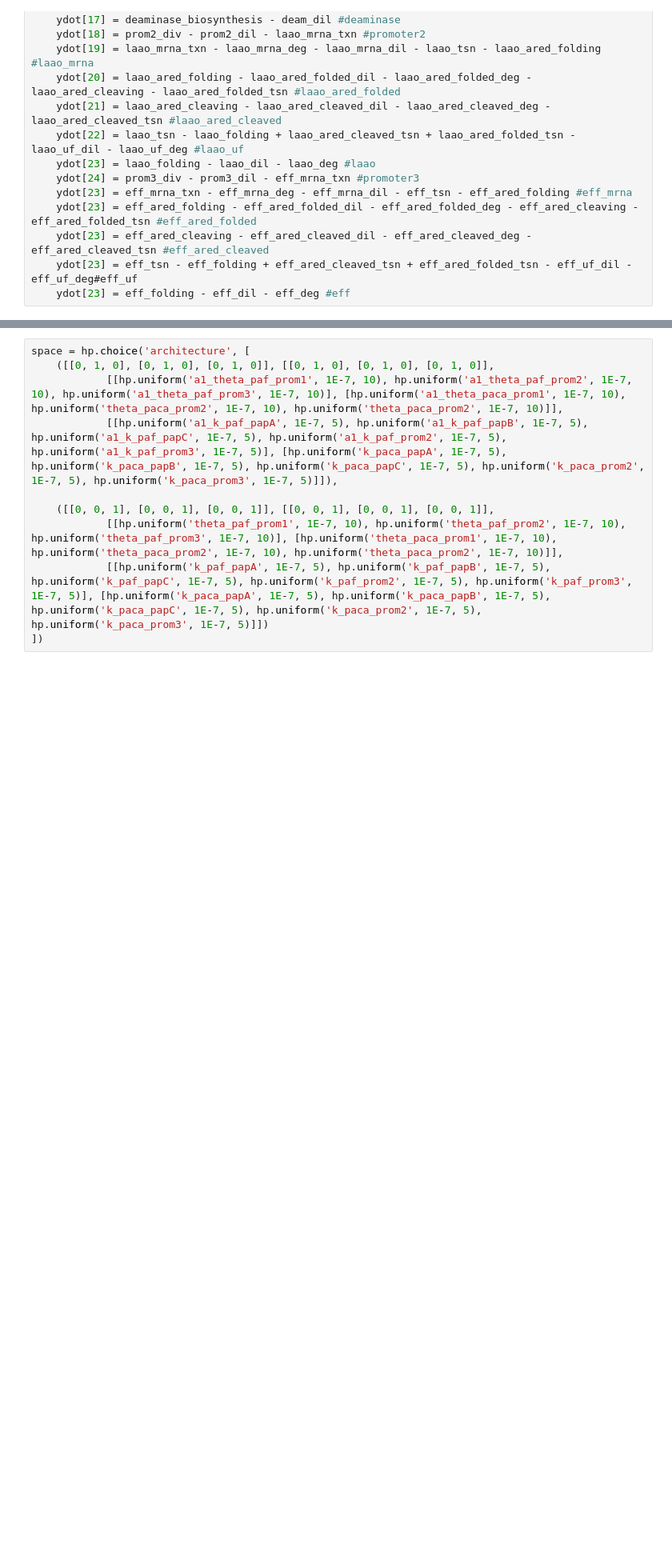
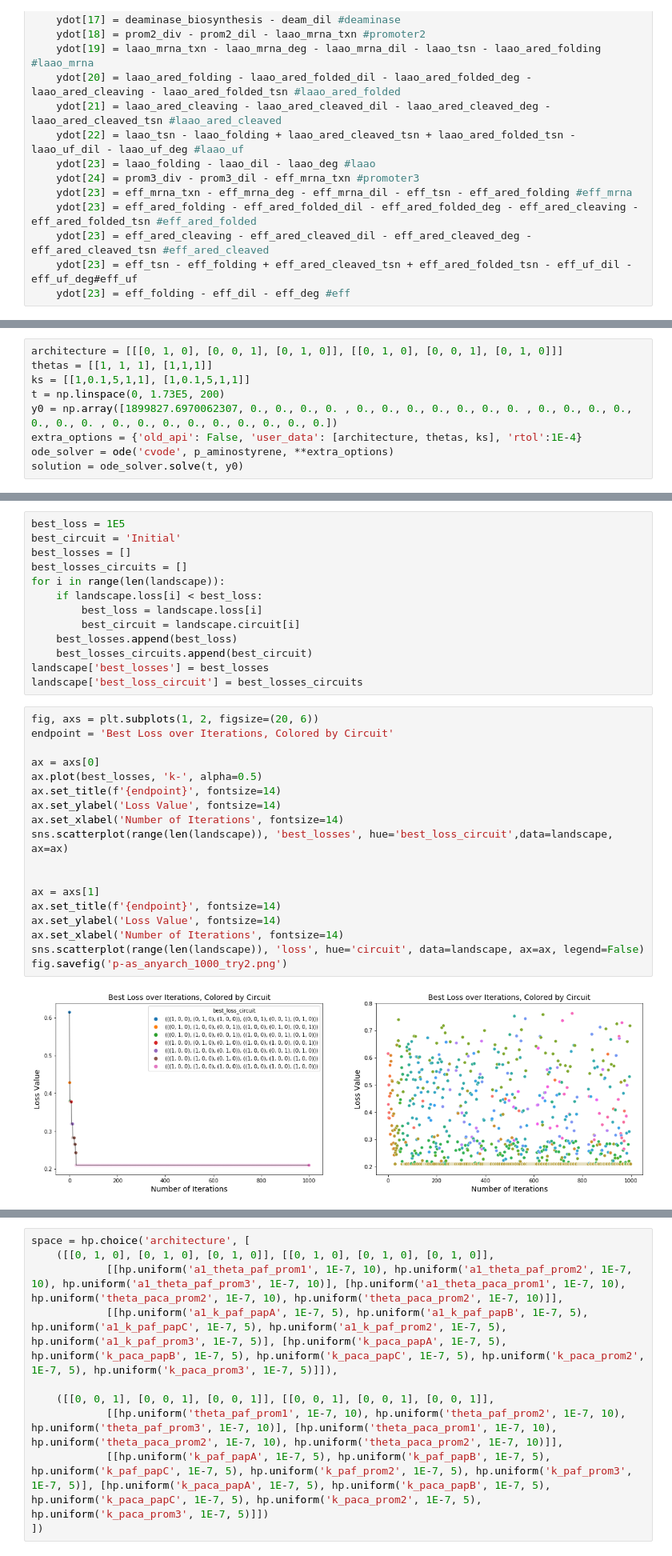
Before and after one commit to cjmerzbacher/msc-thesis, a Jupyter notebook: p-aminostyrene/p-aminostyrene.ipynb, the cells around one changed output, grey strips where cells are left out. Shown: that part at 80% size. Saved outputs shown, nothing was run; the diff lists cells and outputs as text; blank space fills up the shorter version.

```diff
--- a/p-aminostyrene/p-aminostyrene.ipynb
+++ b/p-aminostyrene/p-aminostyrene.ipynb
@@ -294,0 +308,9 @@ Notes for tomorrow
+# %%
+architecture = [[[0, 1, 0], [0, 0, 1], [0, 1, 0]], [[0, 1, 0], [0, 0, 1], [0, 1, 0]]]
+thetas = [[1, 1, 1], [1,1,1]]
+ks = [[1,0.1,5,1,1], [1,0.1,5,1,1]]
+t = np.linspace(0, 1.73E5, 200)
+y0 = np.array([1899827.6970062307, 0., 0., 0., 0. , 0., 0., 0., 0., 0., 0., 0. , 0., 0., 0., 0., 0., 0., 0. , 0., 0., 0., 0., 0., 0., 0., 0., 0.])
+extra_options = {'old_api': False, 'user_data': [architecture, thetas, ks], 'rtol':1E-4}
+ode_solver = ode('cvode', p_aminostyrene, **extra_options)
+solution = ode_solver.solve(t, y0)
@@ -294,0 +429,33 @@ Notes for tomorrow
+# %%
+best_loss = 1E5
+best_circuit = 'Initial'
+best_losses = []
+best_losses_circuits = []
+for i in range(len(landscape)):
+    if landscape.loss[i] < best_loss:
+        best_loss = landscape.loss[i]
+        best_circuit = landscape.circuit[i]
+    best_losses.append(best_loss)
+    best_losses_circuits.append(best_circuit)
+landscape['best_losses'] = best_losses
+landscape['best_loss_circuit'] = best_losses_circuits
+# %%
+fig, axs = plt.subplots(1, 2, figsize=(20, 6))
+endpoint = 'Best Loss over Iterations, Colored by Circuit'
+
+ax = axs[0]
+ax.plot(best_losses, 'k-', alpha=0.5)
+ax.set_title(f'{endpoint}', fontsize=14)
+ax.set_ylabel('Loss Value', fontsize=14)
+ax.set_xlabel('Number of Iterations', fontsize=14)
+sns.scatterplot(range(len(landscape)), 'best_losses', hue='best_loss_circuit',data=landscape,  ax=ax)
+
+
+ax = axs[1]
+ax.set_title(f'{endpoint}', fontsize=14)
+ax.set_ylabel('Loss Value', fontsize=14)
+ax.set_xlabel('Number of Iterations', fontsize=14)
+sns.scatterplot(range(len(landscape)), 'loss', hue='circuit', data=landscape, ax=ax, legend=False)
+fig.savefig('p-as_anyarch_1000_try2.png')
+# %% [output]
+[figure, added]
```
Also changed, not shown: parts of 12 cells of this notebook, 4 other files.
